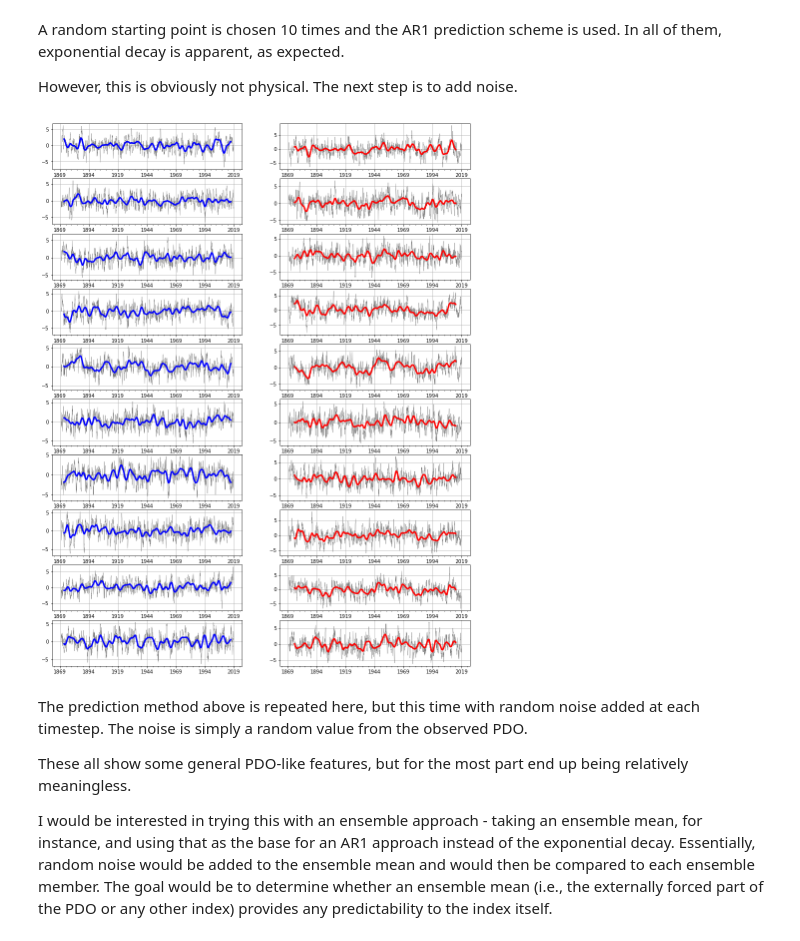
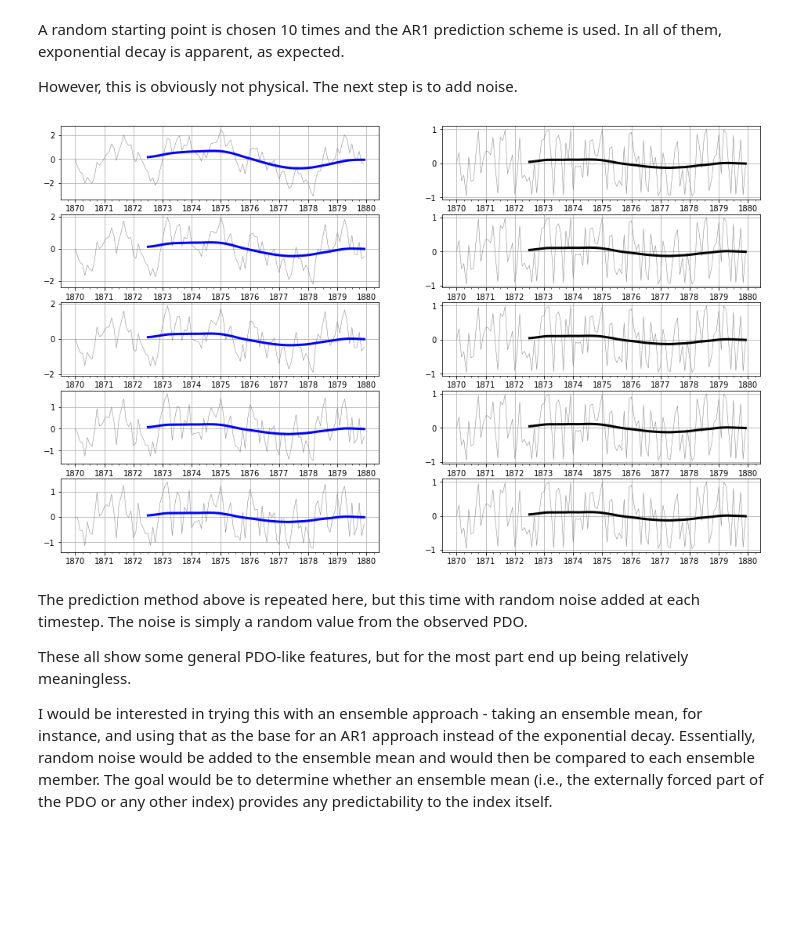
Before and after one commit to fensketyler/MPO624-2020, a Jupyter notebook: pdo_lim_test.ipynb, the cells around one changed output. Saved outputs shown, nothing was run; the diff lists cells and outputs as text; code cells hidden in the pictures; blank space fills up the shorter version.

```diff
--- a/pdo_lim_test.ipynb
+++ b/pdo_lim_test.ipynb
@@ -133,9 +133,3 @@ print('Covariance:  ', cov)
 # %% [output]
 Correlation:  1.0
 Covariance:   1.000559597090094
-# %%
-dTd = np.matmul( np.transpose(hadisst_pdo['pc_norm']), hadisst_pdo['pc_norm'])/(len(hadisst_pdo['pc_norm']))
-dTdlag = np.matmul( np.transpose(hadisst_pdo['pc_norm']), roll(hadisst_pdo['pc_norm'],-1,axis=0))/(len(hadisst_pdo['pc_norm']))
-
-print('', dTd)
-print('', dTdlag)
@@ -204,32 +197,38 @@ A random starting point is chosen 10 times and the AR1 prediction scheme is used
 However, this is obviously not physical. The next step is to add noise.
 # %%
 # Optimal (decaying) prediction over time from a random initial state
-fig = plt.figure(figsize=(15,20))
+fig = plt.figure(figsize=(16,10))
+nmn = [1,2,3,6,12]
 
-for i in np.arange(10)+1:
-    ax = fig.add_subplot(10,2,i*2-1)
+noise = hadisst_pdo['pc_norm']*0
+for j in np.arange(np.size(hadisst_pdo['pc_norm'])-1) + 1:
+    noise[j] = np.random.uniform(low=-1, high=1)
+
+for k in np.arange(5):
+    dTd    = np.matmul( np.transpose(hadisst_pdo['pc_norm']), hadisst_pdo['pc_norm'])/(len(hadisst_pdo['pc_norm']))
+    dTdlag = np.matmul( np.transpose(hadisst_pdo['pc_norm']), np.roll(hadisst_pdo['pc_norm'],nmn[k],axis=0))/(len(hadisst_pdo['pc_norm']))
+    M      = dTd*dTdlag
+
+    ax = fig.add_subplot(5,2,k*2+1)
+
     pdo_synth = hadisst_pdo['pc_norm']*0 # answer shaped container
 
-    # Initial value randomly selected from SSTA data
-    randomtindex = int( np.random.uniform(low=0, high=np.size(hadisst_pdo['pc_norm'])-1) )
-    #print(hadisst_pdo['pc_norm'].index[randomtindex], hadisst_pdo['pc_norm'][randomtindex])
-    pdo_synth[0] = hadisst_pdo['pc_norm'][randomtindex]
+    pdo_synth[0] = hadisst_pdo['pc_norm'][0]
 
-    for j in np.arange(size(hadisst_pdo['pc_norm'])-1) + 1:
-        rand = int( np.random.uniform(low=0, high=np.size(hadisst_pdo['pc_norm'])-1) )
-        pdo_synth[j] = pdo_synth[j-1]*M + hadisst_pdo['pc_norm'][rand]
+    for j in np.arange(np.size(hadisst_pdo['pc_norm'])-1) + 1:
+        pdo_synth[j] = pdo_synth[j-1]*M + noise[j]
 
-    pdo_synth.plot(ax=ax,linewidth=.5,color='grey')
-    smooth = pdo_synth.rolling(60,win_type='triang',center=True).mean()
-    smooth.plot(ax=ax,linewidth=3,color='blue')
+    pdo_synth[:120].plot(ax=ax, linewidth=.5, color='grey')
+    smooth = pdo_synth.rolling(60, win_type='triang', center=True).mean()
+    smooth[:120].plot(ax=ax, linewidth=3, color='blue')
     ax.grid()
 
-    ax2 = fig.add_subplot(10,2,i*2)
-    (hadisst_pdo['pc_norm'] - pdo_synth).plot(ax=ax2,linewidth=.5,color='grey')
-    (hadisst_pdo['pc_norm_smooth'] - smooth).plot(ax=ax2,linewidth=3,color='red')
+    ax2 = fig.add_subplot(5,2,k*2+2)
+    noise[:120].plot(ax=ax2, linewidth=.5, color='grey')
+    noise.rolling(60, win_type='triang', center=True).mean()[:120].plot(ax=ax2, linewidth=3, color='black')
     ax2.grid()
 # %% [output]
-[figure, old version]
+[figure, new version]
 # %% [markdown]
 The prediction method above is repeated here, but this time with random noise added at each timestep. The noise is simply a random value from the observed PDO.
 
```
Also changed, not shown: parts of 5 cells of this notebook.
